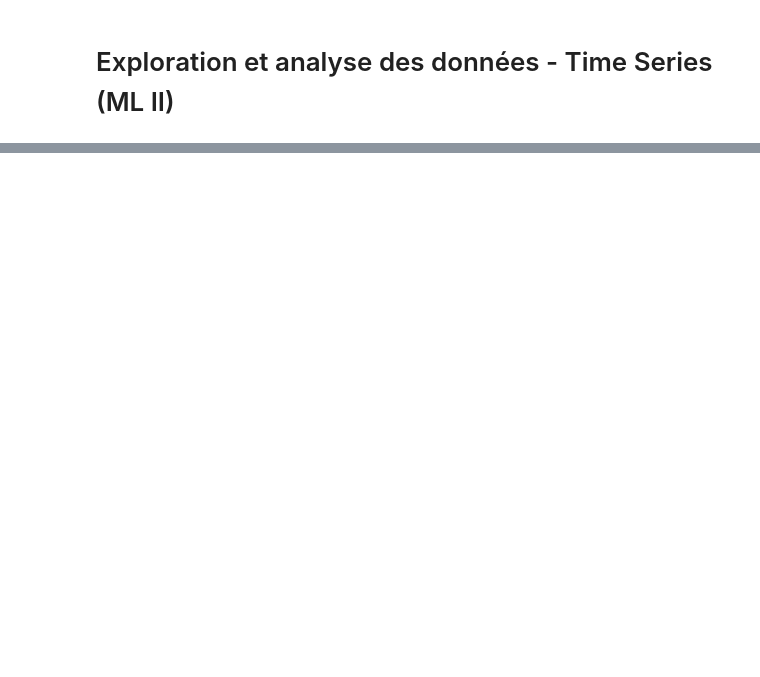
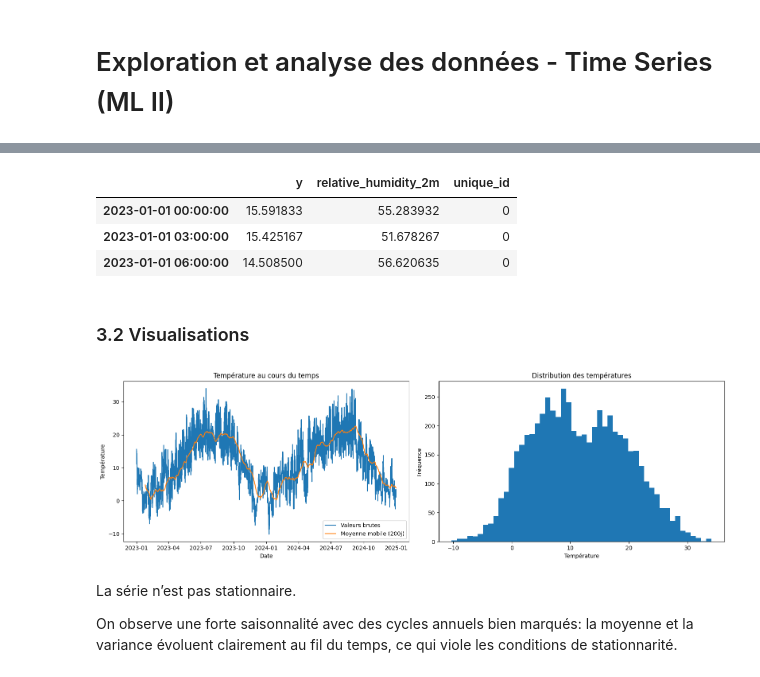
Before and after one commit to 2024-2025-estia-bihar/mesp2-laurent-sini, a Jupyter notebook: notebooks/EDA_Machine_Learning.ipynb, the cells around one changed output, grey strips where cells are left out. Cells and saved outputs as stored; diff of their text form; code cells hidden in the pictures; blank space fills up the shorter version.

Commit message:
Refactoring et mise en place de la structure de l'EDA sur les séries temporelles

```diff
--- a/notebooks/EDA_Machine_Learning.ipynb
+++ b/notebooks/EDA_Machine_Learning.ipynb
@@ -232,0 +62,5 @@ La stationnarité des résidus garantit que les hypothèses de base des modèles
+# %%
+db_manager = DatabaseManager()
+db_manager.connect_sqlite('../data/meteo_data.db')
+
+Base.metadata.create_all(db_manager.engine)
@@ -232,0 +118,6 @@ La stationnarité des résidus garantit que les hypothèses de base des modèles
+# %%
+data_op_repository = DataOpenMeteoRepository(db_manager.session)
+
+if inspector.has_table('data_open_meteo'):
+    if db_manager.session.query(DataOpenMeteo).first() is None:
+        data_op_repository.insert_from_dataframe(df_preprocess)
@@ -232,0 +128,13 @@ La stationnarité des résidus garantit que les hypothèses de base des modèles
+# %%
+df_eda = extract_object_to_dataframe(data_op_repository.getAll(), ['ds', 'y', 'relative_humidity_2m'])
+df_eda = df_eda.set_index('ds')
+
+full_index = pd.date_range(start=df_eda.index.min(),
+                           end=df_eda.index.max(),
+                           freq='3h')
+df_eda = df_eda.reindex(full_index).ffill()
+
+df_eda['unique_id'] = 0
+df_y = df_eda.drop(columns=['relative_humidity_2m']).copy()
+
+df_exog = df_eda.drop(columns=['y']).copy()
@@ -232,0 +162,34 @@ La stationnarité des résidus garantit que les hypothèses de base des modèles
+# %%
+df_eda.head(n=3)
+# %% [output]
+|  | y | relative_humidity_2m | unique_id |
+| 2023-01-01 00:00:00 | 15.591833 | 55.283932 | 0 |
+| 2023-01-01 03:00:00 | 15.425167 | 51.678267 | 0 |
+| 2023-01-01 06:00:00 | 14.508500 | 56.620635 | 0 |
+# %% [markdown]
+### 3.2 Visualisations
+# %%
+fig, axes = plt.subplots(1, 2, figsize=(16, 5))  # 1 ligne, 2 colonnes
+
+# Premier graphique : série temporelle
+axes[0].plot(df_y.index, df_eda['y'], label='Valeurs brutes')
+axes[0].plot(df_y.index, df_eda['y'].rolling(window=200).mean(), label='Moyenne mobile (200j)')
+axes[0].set_xlabel('Date')
+axes[0].set_ylabel('Température')
+axes[0].set_title('Température au cours du temps')
+axes[0].legend()
+
+# Deuxième graphique : histogramme
+axes[1].hist(df_y['y'], bins=50)
+axes[1].set_title('Distribution des températures')
+axes[1].set_xlabel('Température')
+axes[1].set_ylabel('Fréquence')
+
+plt.tight_layout()
+plt.show()
+# %% [output]
+[figure, added]
+# %% [markdown]
+La série n’est pas stationnaire.
+
+On observe une forte saisonnalité avec des cycles annuels bien marqués: la moyenne et la variance évoluent clairement au fil du temps, ce qui viole les conditions de stationnarité.
```
Also changed, not shown: parts of 131 cells of this notebook, 2 other files.
